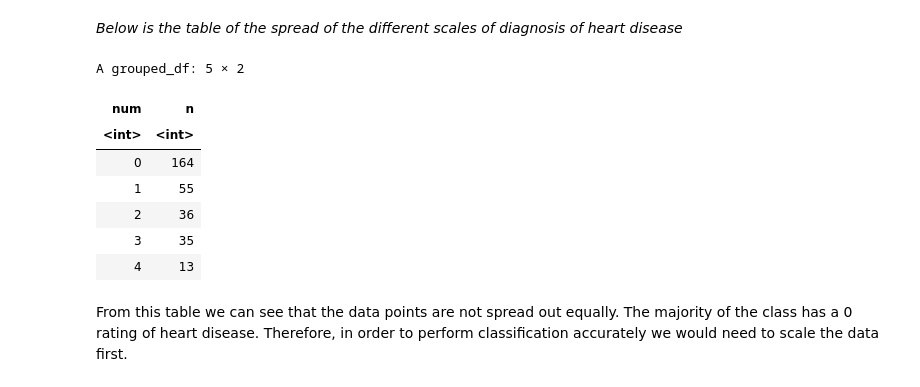
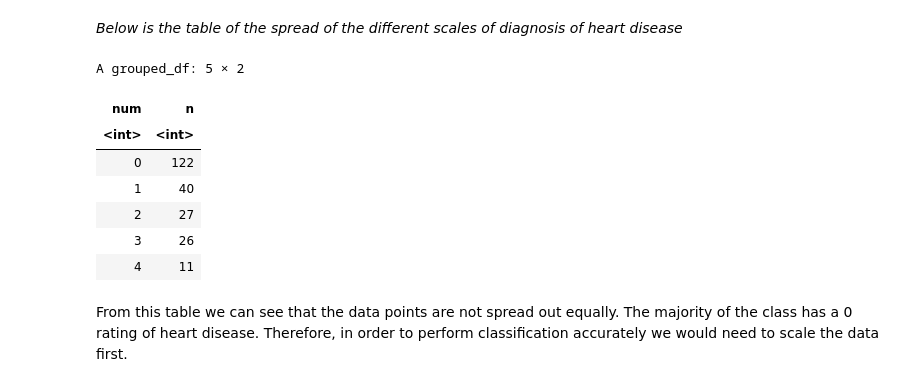
Before and after one commit to JJyang30/DSCI100-019-Group-Project, a Jupyter notebook: Dsci_Project.ipynb, the cells around one changed output. Drawn from its saved outputs; the diff is of its cells as text; code cells hidden in the pictures.

```diff
--- a/Dsci_Project.ipynb
+++ b/Dsci_Project.ipynb
@@ -50,12 +50,12 @@ heart_data <- read.table("Data/processed.cleveland.data",
                          col.names = col_names, sep = ",")
 
 
-heart_data_anaylsis <- heart_data |>
+heart_data_analysis <- heart_data |>
     select(age, sex, chol, trestbps, num)
-heart_data_anaylsis
 
+heart_data_split <- initial_split(heart_data_analysis, prop = 0.75, strata = num)
+heart_data_train <- training(heart_data_split)
+heart_data_test <- testing(heart_data_split)
 
-number_of_rows <- heart_data_anaylsis |>
-    nrow()
-number_of_rows
+heart_data_train
 # %% [output]
@@ -91,19 +90,19 @@ From the table we can see that all three cholesterol, resting blood pressure, an
 # %% [markdown]
 *Below is the table of the spread of the different scales of diagnosis of heart disease*
 # %%
-num_counts <- heart_data_anaylsis |>
+num_counts <- heart_data_train |>
     group_by(num) |>
     count()
 num_counts
 # %% [output]
 A grouped_df: 5 × 2
 | num | n |
 | <int> | <int> |
-| 0 | 164 |
-| 1 | 55 |
-| 2 | 36 |
-| 3 | 35 |
-| 4 | 13 |
+| 0 | 122 |
+| 1 | 40 |
+| 2 | 27 |
+| 3 | 26 |
+| 4 | 11 |
 # %% [markdown]
 From this table we can see that the data points are not spread out equally. The majority of the class has a 0 rating of heart disease. Therefore, in order to perform classification accurately we would need to scale the data first.
 # %% [markdown]
```
Also changed, not shown: parts of 6 cells of this notebook.
